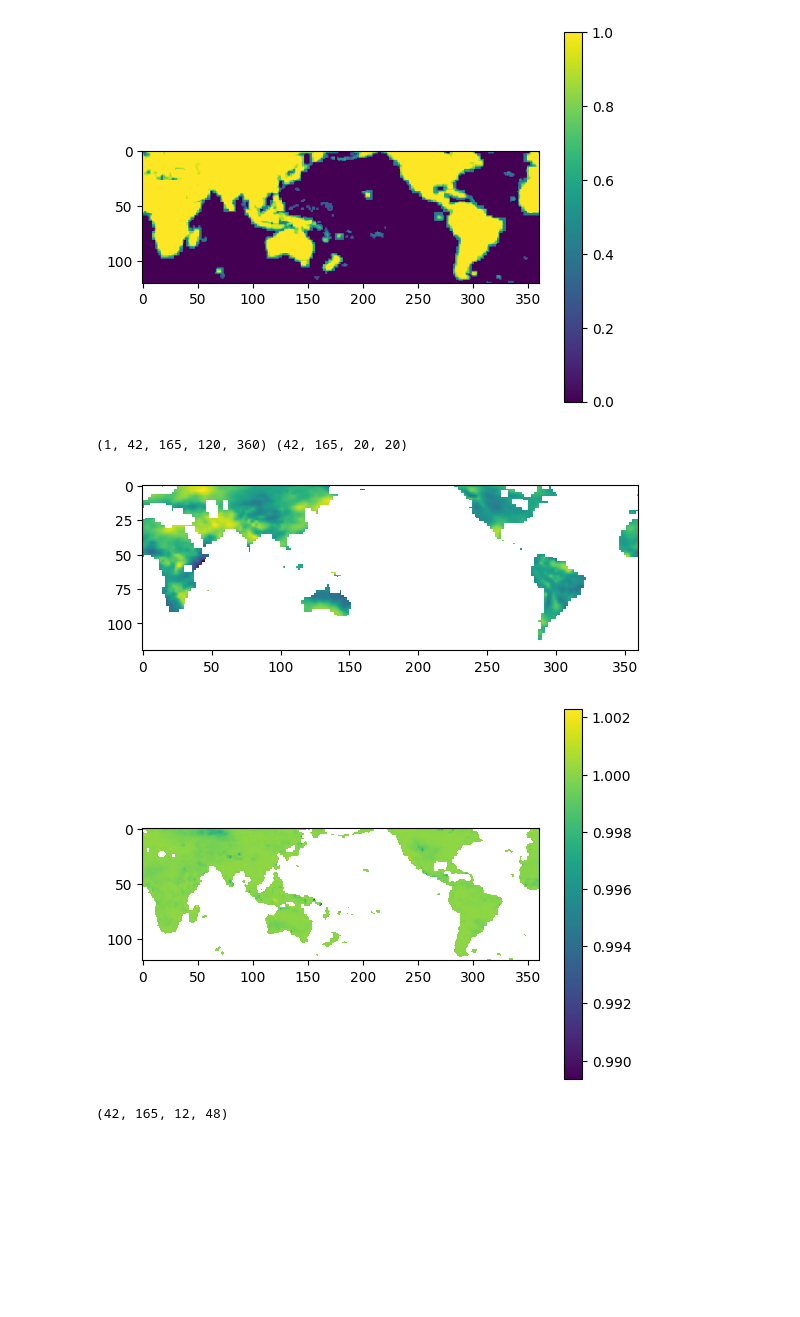
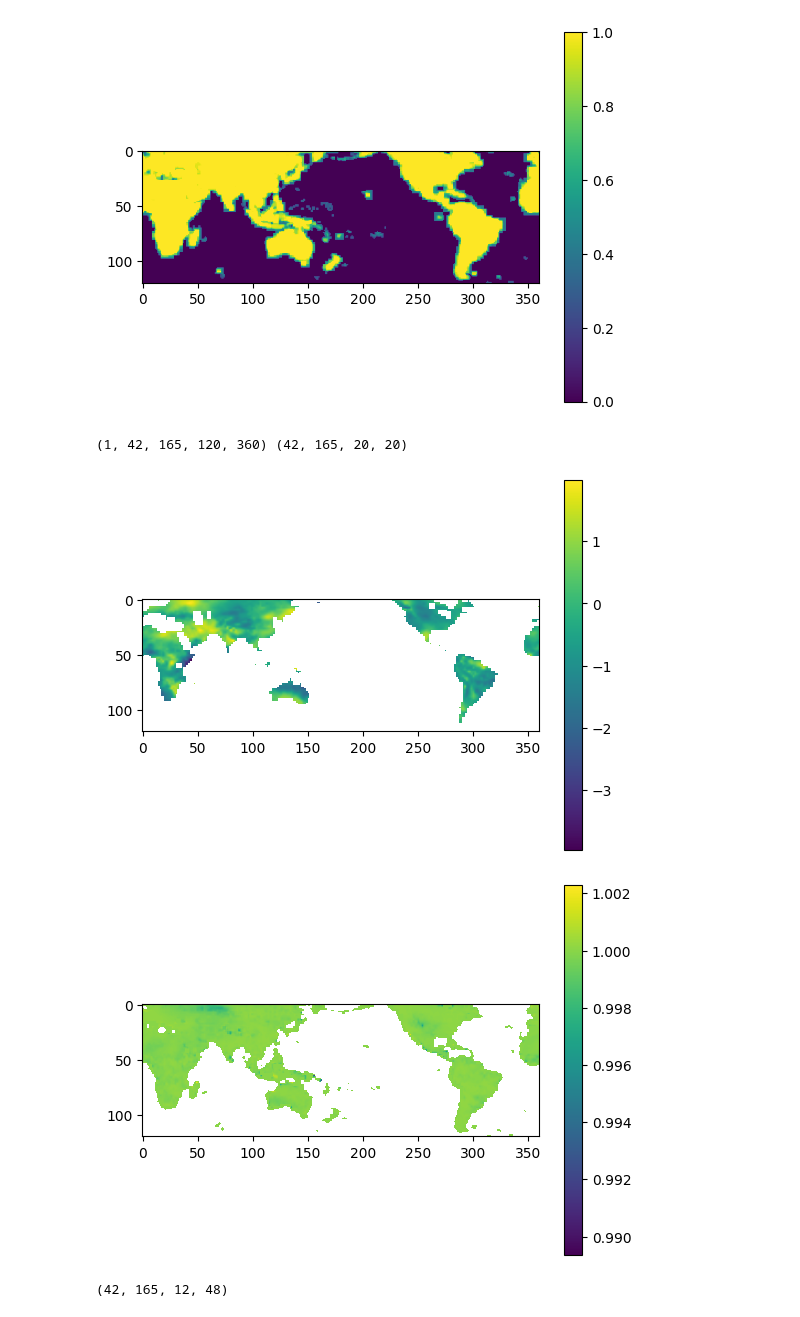
Before and after one commit to HalKiyo/ryzen5900_jupyter_test, a Jupyter notebook: test_workspace/space_test/space.ipynb, the cells around one changed output. Cells and saved outputs as stored; diff of their text form; code cells hidden in the pictures; blank space fills up the shorter version.

```diff
--- a/test_workspace/space_test/space.ipynb
+++ b/test_workspace/space_test/space.ipynb
@@ -122,27 +124,28 @@ plt.show()
 # %%
 tors = 'predictors_std_Apr_t'
 tand = 'pr_1x1_std_MJJASO_thailand'
 predictors, predictand = load(tors, tand)
 print(predictors.shape, predictand.shape)
 
 import matplotlib.pyplot as plt
 land = predictors[0, :, :, :, :]
 plt.imshow(mask(land[0,0]))
+plt.colorbar()
 plt.show()
 
 import numpy as np
 land = mask(land)
 std_map = np.empty((120, 360))
 for i in range(120):
     for j in range(360):
         std = np.std(land[:, :, i, j].reshape(-1))
         std_map[i,j] = std
 plt.imshow(std_map)
 plt.colorbar()
 plt.show()
 # %% [output]
 (1, 42, 165, 120, 360) (42, 165, 20, 20)
-[figure, old version]
+[figure, new version]
 [figure]
 # %%
 # lat = 60-y
```
Also changed, not shown: parts of 4 cells of this notebook, 1 other file.
